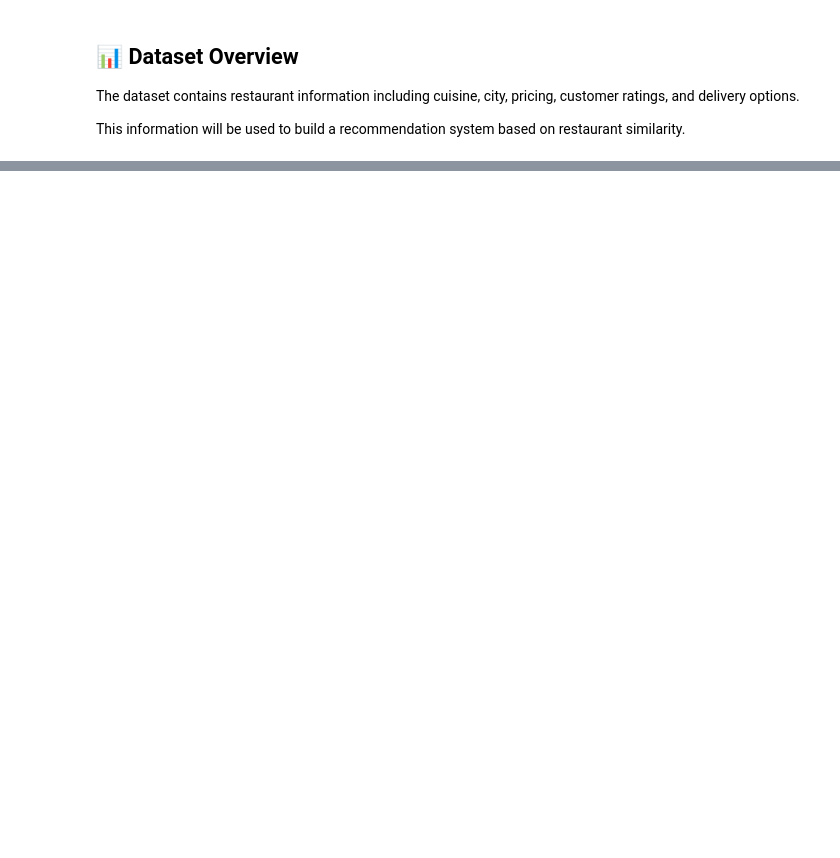
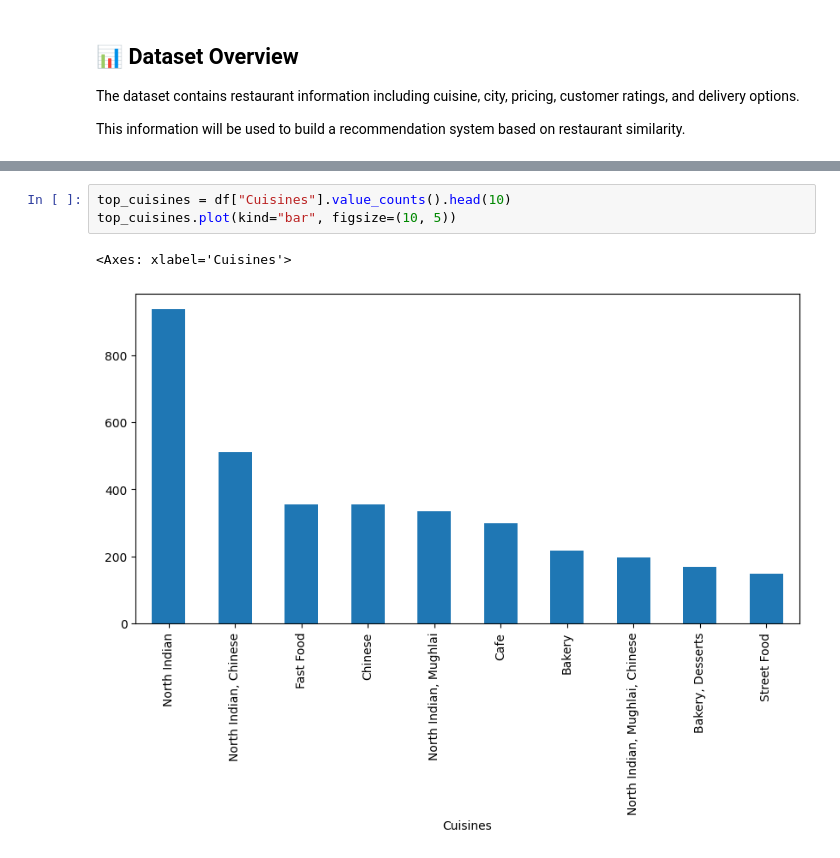
Before and after one commit to Dixa08/Cognifyz-ML-Internship, a Jupyter notebook: Task2_Restaurant_Recommendation/notebooks/restaurant_recommendation.ipynb, the cells around one changed output, grey strips where cells are left out. Saved outputs shown, nothing was run; the diff lists cells and outputs as text; blank space fills up the shorter version.

```diff
--- a/Task2_Restaurant_Recommendation/notebooks/restaurant_recommendation.ipynb
+++ b/Task2_Restaurant_Recommendation/notebooks/restaurant_recommendation.ipynb
@@ -49,0 +339,6 @@ This information will be used to build a recommendation system based on restaura
+# %%
+top_cuisines = df["Cuisines"].value_counts().head(10)
+top_cuisines.plot(kind="bar", figsize=(10, 5))
+# %% [output]
+<Axes: xlabel='Cuisines'>
+[figure, added]
```
Also changed, not shown: parts of 27 cells of this notebook, 5 other files.
